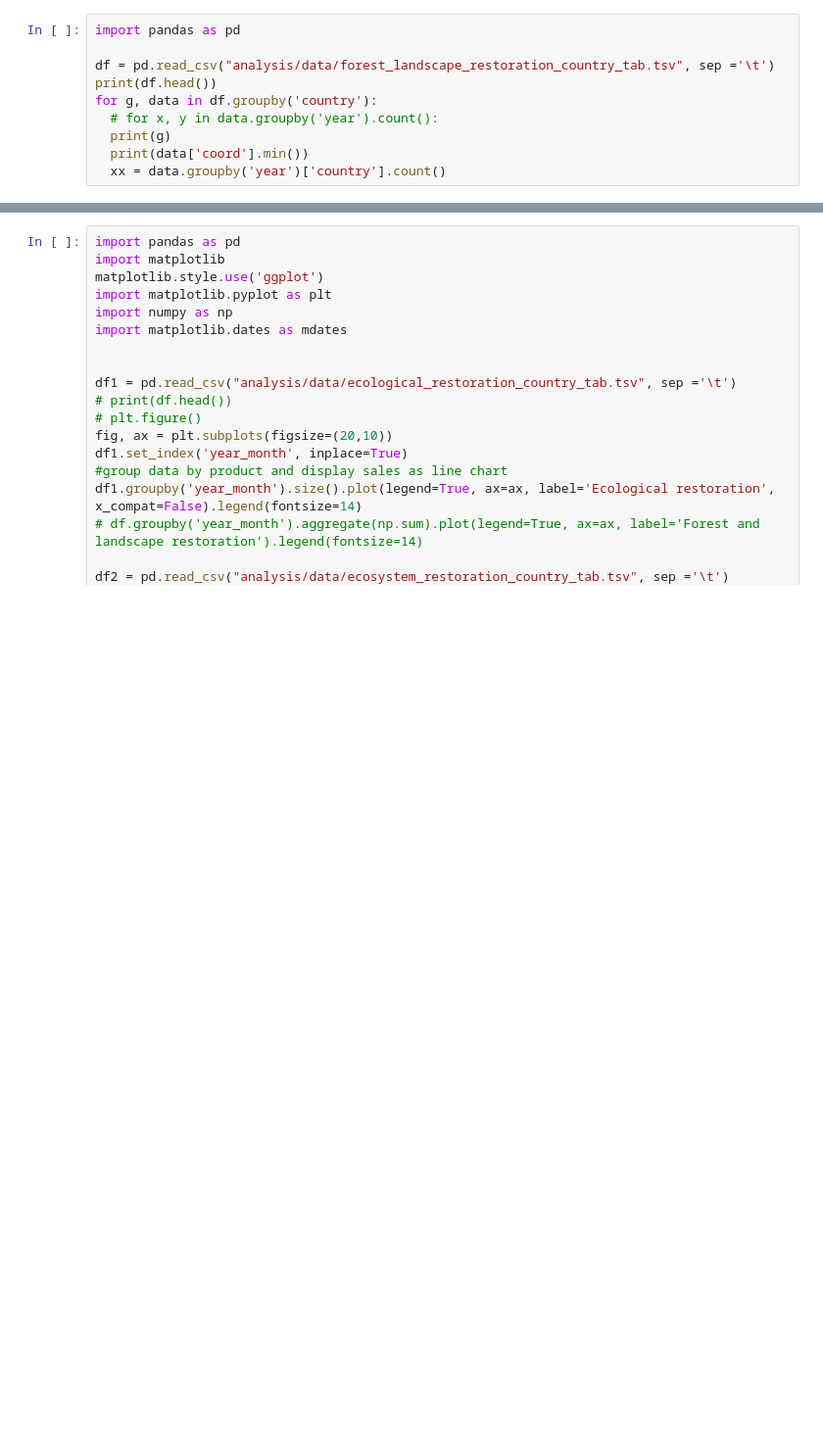
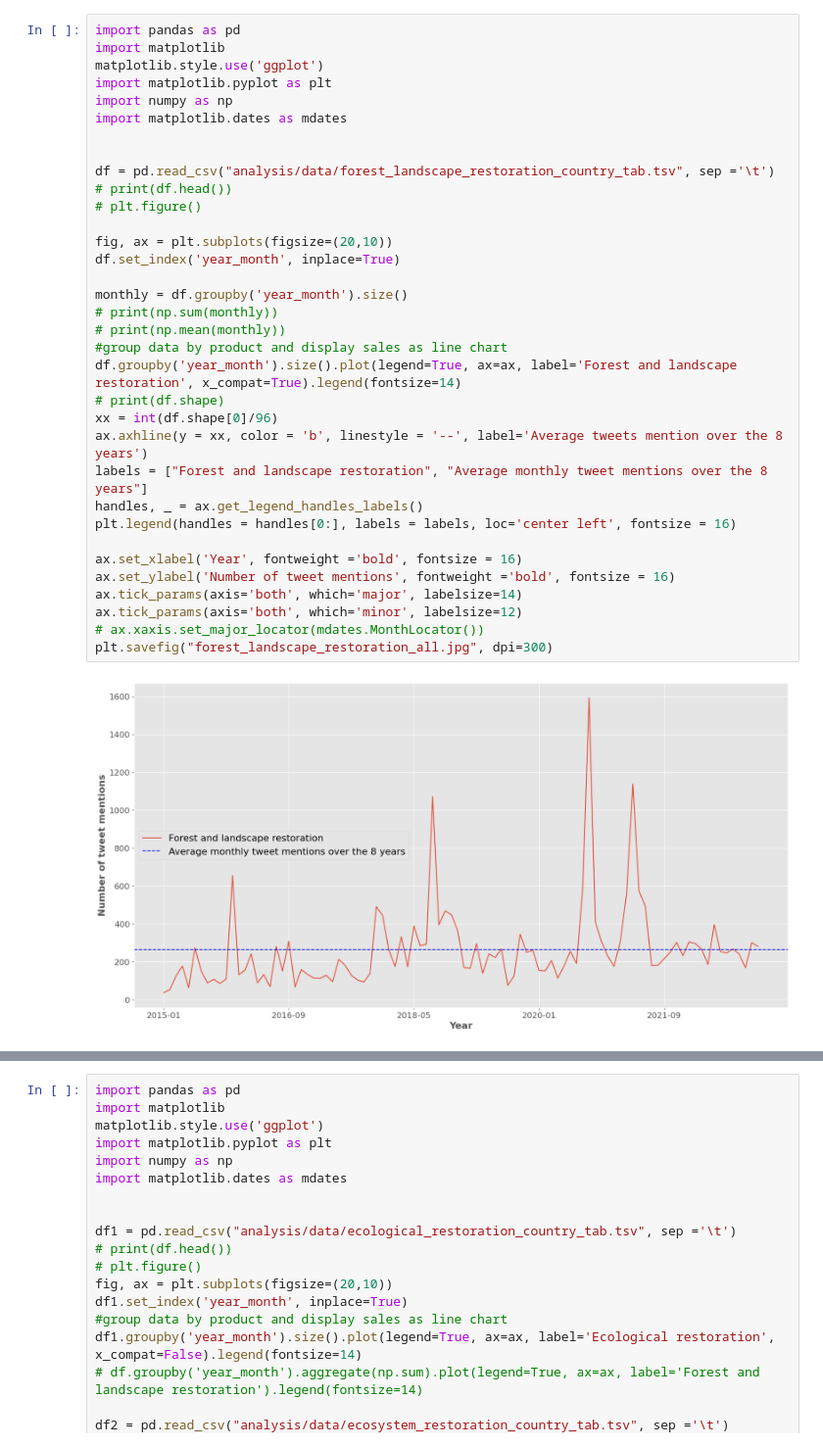
Before and after one commit to ai4geocomp/landscape_restoration_actor_network, a Jupyter notebook: Code/analysis.ipynb, the cells around one changed output, grey strips where cells are left out. Shown: that part at 98% size. Saved outputs shown, nothing was run; the diff lists cells and outputs as text; blank space fills up the shorter version.

```diff
--- a/Code/analysis.ipynb
+++ b/Code/analysis.ipynb
@@ -6,15 +6,41 @@ os.chdir("gdrive/MyDrive/Yin/landscape")
 # %% [output]
 Mounted at /content/gdrive
-# %%
-import pandas as pd
-
-df = pd.read_csv("analysis/data/forest_landscape_restoration_country_tab.tsv", sep ='\t')
-print(df.head())
-for g, data in df.groupby('country'):
-  # for x, y in data.groupby('year').count():
-  print(g)
-  print(data['coord'].min())
-  xx = data.groupby('year')['country'].count()
+# %%
+import pandas as pd
+import matplotlib
+matplotlib.style.use('ggplot')
+import matplotlib.pyplot as plt
+import numpy as np
+import matplotlib.dates as mdates
+
+
+df = pd.read_csv("analysis/data/forest_landscape_restoration_country_tab.tsv", sep ='\t')
+# print(df.head())
+# plt.figure()
+
+fig, ax = plt.subplots(figsize=(20,10))
+df.set_index('year_month', inplace=True)
+
+monthly = df.groupby('year_month').size()
+# print(np.sum(monthly))
+# print(np.mean(monthly))
+#group data by product and display sales as line chart
+df.groupby('year_month').size().plot(legend=True, ax=ax, label='Forest and landscape restoration', x_compat=True).legend(fontsize=14)
+# print(df.shape)
+xx = int(df.shape[0]/96)
+ax.axhline(y = xx, color = 'b', linestyle = '--', label='Average tweets mention over the 8 years')
+labels = ["Forest and landscape restoration", "Average monthly tweet mentions over the 8 years"]
+handles, _ = ax.get_legend_handles_labels()
+plt.legend(handles = handles[0:], labels = labels, loc='center left', fontsize = 16)
+
+ax.set_xlabel('Year', fontweight ='bold', fontsize = 16)
+ax.set_ylabel('Number of tweet mentions', fontweight ='bold', fontsize = 16)
+ax.tick_params(axis='both', which='major', labelsize=14)
+ax.tick_params(axis='both', which='minor', labelsize=12)
+# ax.xaxis.set_major_locator(mdates.MonthLocator())
+plt.savefig("forest_landscape_restoration_all.jpg", dpi=300)
+# %% [output]
+[figure, added]
 # %%
 import pandas as pd
 import matplotlib
```
Also changed, not shown: parts of 20 cells of this notebook, 1 other file.
